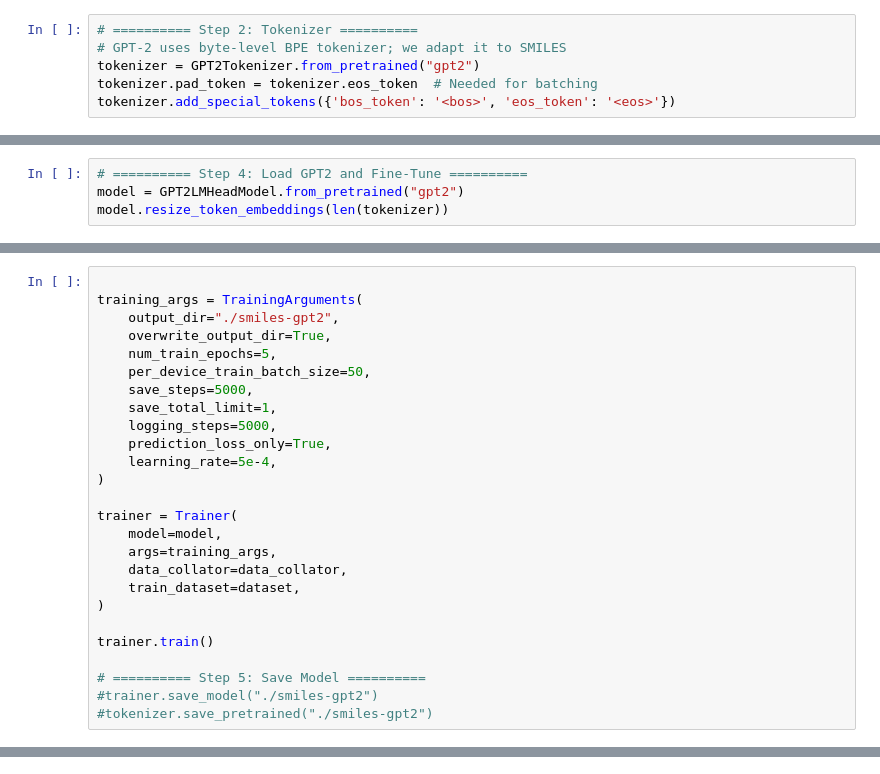
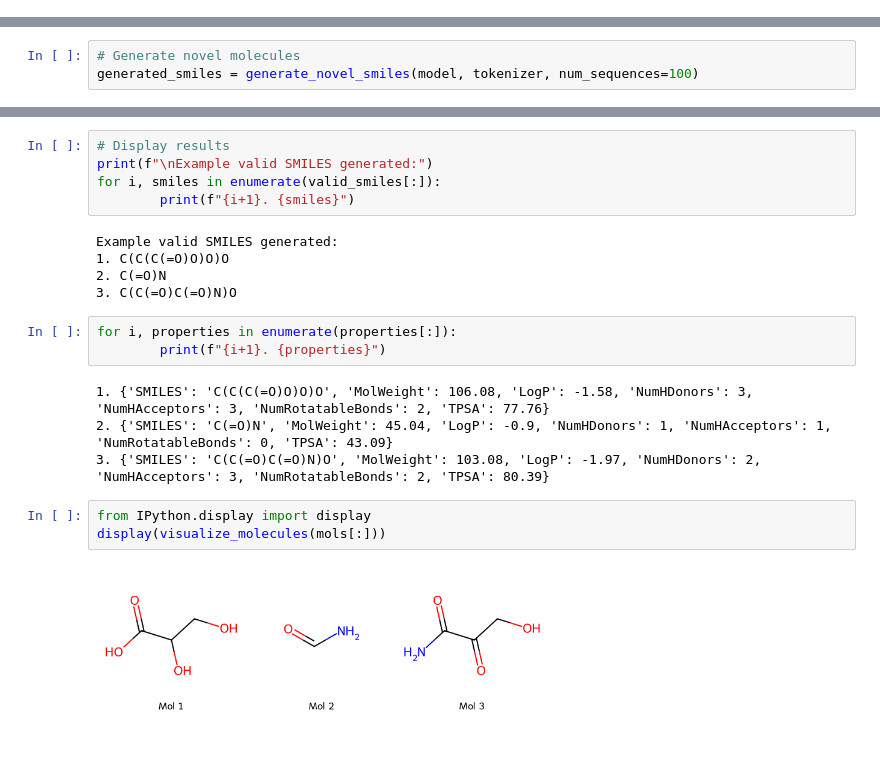
Before and after one commit to apoorvapu/data_science, a Jupyter notebook: Smiles_generation_LanguageModel.ipynb, the cells around one changed output, grey strips where cells are left out. Saved outputs shown, nothing was run; the diff lists cells and outputs as text; blank space fills up the shorter version.

```diff
--- a/Smiles_generation_LanguageModel.ipynb
+++ b/Smiles_generation_LanguageModel.ipynb
@@ -98,6 +22,0 @@ with open("smiles.txt", "w") as f:
-# %%
-# ========== Step 2: Tokenizer ==========
-# GPT-2 uses byte-level BPE tokenizer; we adapt it to SMILES
-tokenizer = GPT2Tokenizer.from_pretrained("gpt2")
-tokenizer.pad_token = tokenizer.eos_token  # Needed for batching
-tokenizer.add_special_tokens({'bos_token': '<bos>', 'eos_token': '<eos>'})
@@ -123,4 +22,0 @@ Loaded 49 samples
-# %%
-# ========== Step 4: Load GPT2 and Fine-Tune ==========
-model = GPT2LMHeadModel.from_pretrained("gpt2")
-model.resize_token_embeddings(len(tokenizer))
@@ -129,26 +22,0 @@ Embedding(50259, 768)
-# %%
-
-training_args = TrainingArguments(
-    output_dir="./smiles-gpt2",
-    overwrite_output_dir=True,
-    num_train_epochs=5,
-    per_device_train_batch_size=50,
-    save_steps=5000,
-    save_total_limit=1,
-    logging_steps=5000,
-    prediction_loss_only=True,
-    learning_rate=5e-4,
-)
-
-trainer = Trainer(
-    model=model,
-    args=training_args,
-    data_collator=data_collator,
-    train_dataset=dataset,
-)
-
-trainer.train()
-
-# ========== Step 5: Save Model ==========
-#trainer.save_model("./smiles-gpt2")
-#tokenizer.save_pretrained("./smiles-gpt2")
@@ -646,0 +296,3 @@ Example valid SMILES generated:
+# %%
+# Generate novel molecules
+generated_smiles = generate_novel_smiles(model, tokenizer, num_sequences=100)
@@ -646,0 +340,22 @@ Example valid SMILES generated:
+# %%
+# Display results
+print(f"\nExample valid SMILES generated:")
+for i, smiles in enumerate(valid_smiles[:]):
+        print(f"{i+1}. {smiles}")
+# %% [output]
+Example valid SMILES generated:
+1. C(C(C(=O)O)O)O
+2. C(=O)N
+3. C(C(=O)C(=O)N)O
+# %%
+for i, properties in enumerate(properties[:]):
+        print(f"{i+1}. {properties}")
+# %% [output]
+1. {'SMILES': 'C(C(C(=O)O)O)O', 'MolWeight': 106.08, 'LogP': -1.58, 'NumHDonors': 3, 'NumHAcceptors': 3, 'NumRotatableBonds': 2, 'TPSA': 77.76}
+2. {'SMILES': 'C(=O)N', 'MolWeight': 45.04, 'LogP': -0.9, 'NumHDonors': 1, 'NumHAcceptors': 1, 'NumRotatableBonds': 0, 'TPSA': 43.09}
+3. {'SMILES': 'C(C(=O)C(=O)N)O', 'MolWeight': 103.08, 'LogP': -1.97, 'NumHDonors': 2, 'NumHAcceptors': 3, 'NumRotatableBonds': 2, 'TPSA': 80.39}
+# %%
+from IPython.display import display
+display(visualize_molecules(mols[:]))
+# %% [output]
+[figure, added]
```
Also changed, not shown: parts of 15 cells of this notebook.
